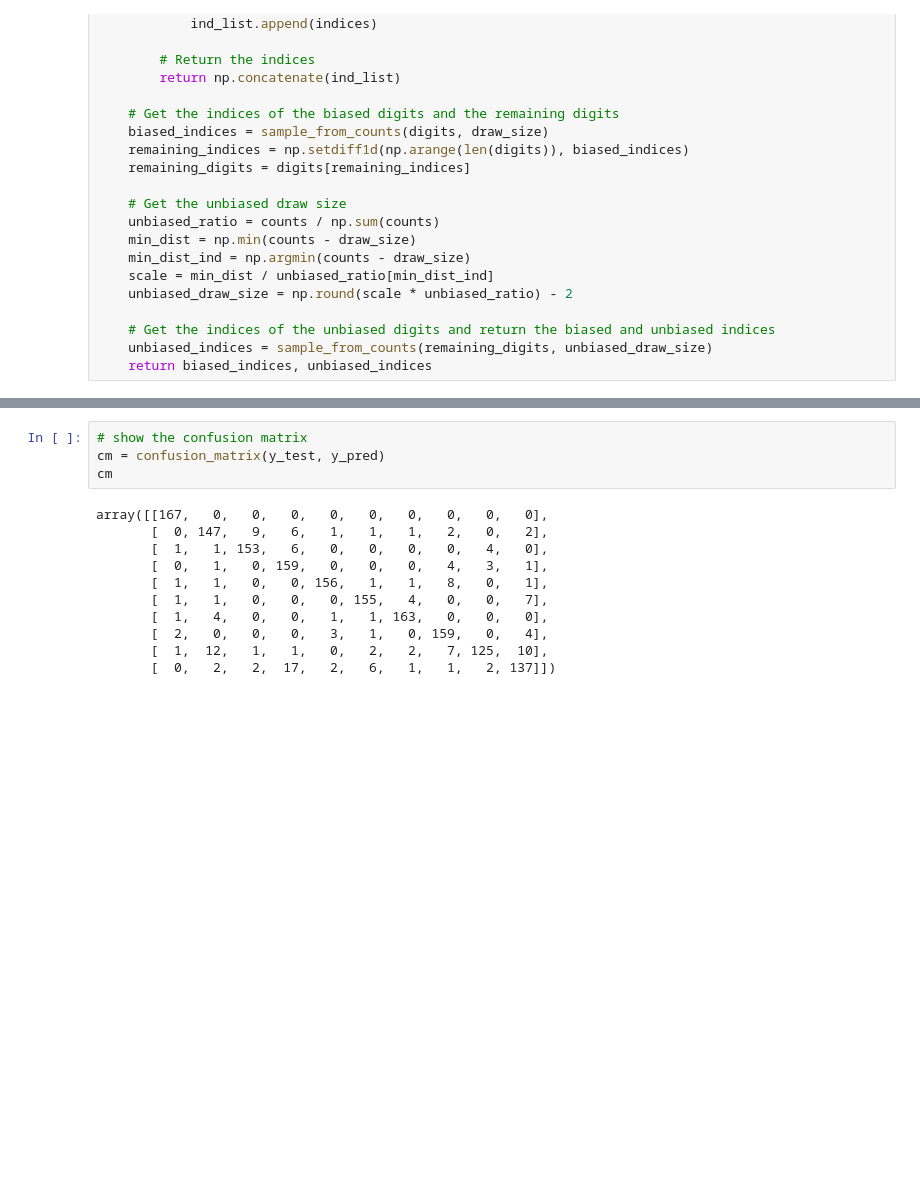
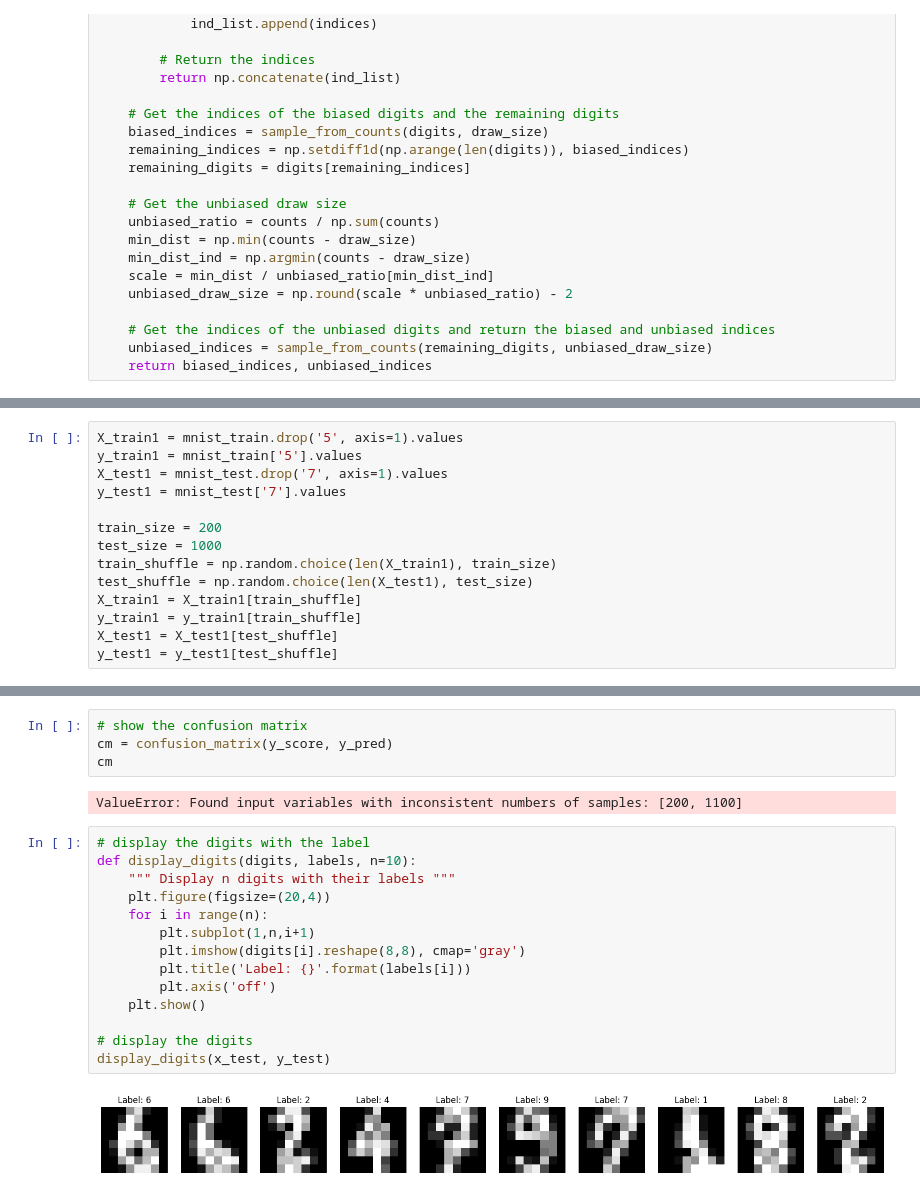
Before and after one commit to samlayton99/ML_and_Optimizaiton, a Jupyter notebook: AdaptiveLearning/cluster_sampling.ipynb, the cells around one changed output, grey strips where cells are left out. Saved outputs shown, nothing was run; the diff lists cells and outputs as text; blank space fills up the shorter version.

```diff
--- a/AdaptiveLearning/cluster_sampling.ipynb
+++ b/AdaptiveLearning/cluster_sampling.ipynb
@@ -692,0 +961,14 @@ AF Accuracy with weights: 0.879
+# %%
+X_train1 = mnist_train.drop('5', axis=1).values
+y_train1 = mnist_train['5'].values
+X_test1 = mnist_test.drop('7', axis=1).values
+y_test1 = mnist_test['7'].values
+
+train_size = 200
+test_size = 1000
+train_shuffle = np.random.choice(len(X_train1), train_size)
+test_shuffle = np.random.choice(len(X_test1), test_size)
+X_train1 = X_train1[train_shuffle]
+y_train1 = y_train1[train_shuffle]
+X_test1 = X_test1[test_shuffle]
+y_test1 = y_test1[test_shuffle]
@@ -698,15 +1050,22 @@ plt.show()
 # %%
 # show the confusion matrix
-cm = confusion_matrix(y_test, y_pred)
+cm = confusion_matrix(y_score, y_pred)
 cm
 # %% [output]
-array([[167,   0,   0,   0,   0,   0,   0,   0,   0,   0],
-       [  0, 147,   9,   6,   1,   1,   1,   2,   0,   2],
-       [  1,   1, 153,   6,   0,   0,   0,   0,   4,   0],
-       [  0,   1,   0, 159,   0,   0,   0,   4,   3,   1],
-       [  1,   1,   0,   0, 156,   1,   1,   8,   0,   1],
-       [  1,   1,   0,   0,   0, 155,   4,   0,   0,   7],
-       [  1,   4,   0,   0,   1,   1, 163,   0,   0,   0],
-       [  2,   0,   0,   0,   3,   1,   0, 159,   0,   4],
-       [  1,  12,   1,   1,   0,   2,   2,   7, 125,  10],
-       [  0,   2,   2,  17,   2,   6,   1,   1,   2, 137]])
+ValueError: Found input variables with inconsistent numbers of samples: [200, 1100]
+# %%
+# display the digits with the label
+def display_digits(digits, labels, n=10):
+    """ Display n digits with their labels """
+    plt.figure(figsize=(20,4))
+    for i in range(n):
+        plt.subplot(1,n,i+1)
+        plt.imshow(digits[i].reshape(8,8), cmap='gray')
+        plt.title('Label: {}'.format(labels[i]))
+        plt.axis('off')
+    plt.show()
+
+# display the digits
+display_digits(x_test, y_test)
+# %% [output]
+[figure, added]
```
Also changed, not shown: parts of 18 cells of this notebook, 4 other files.
